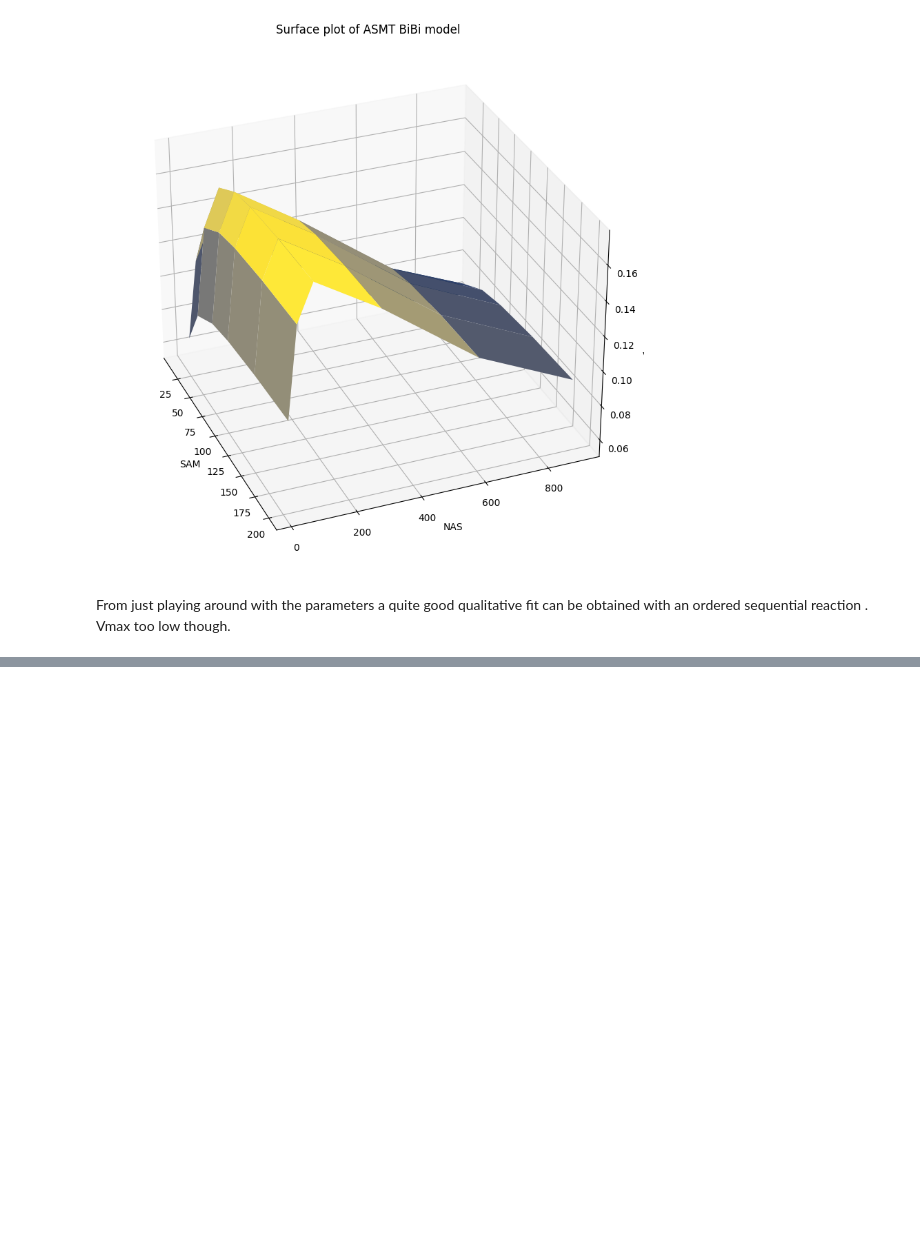
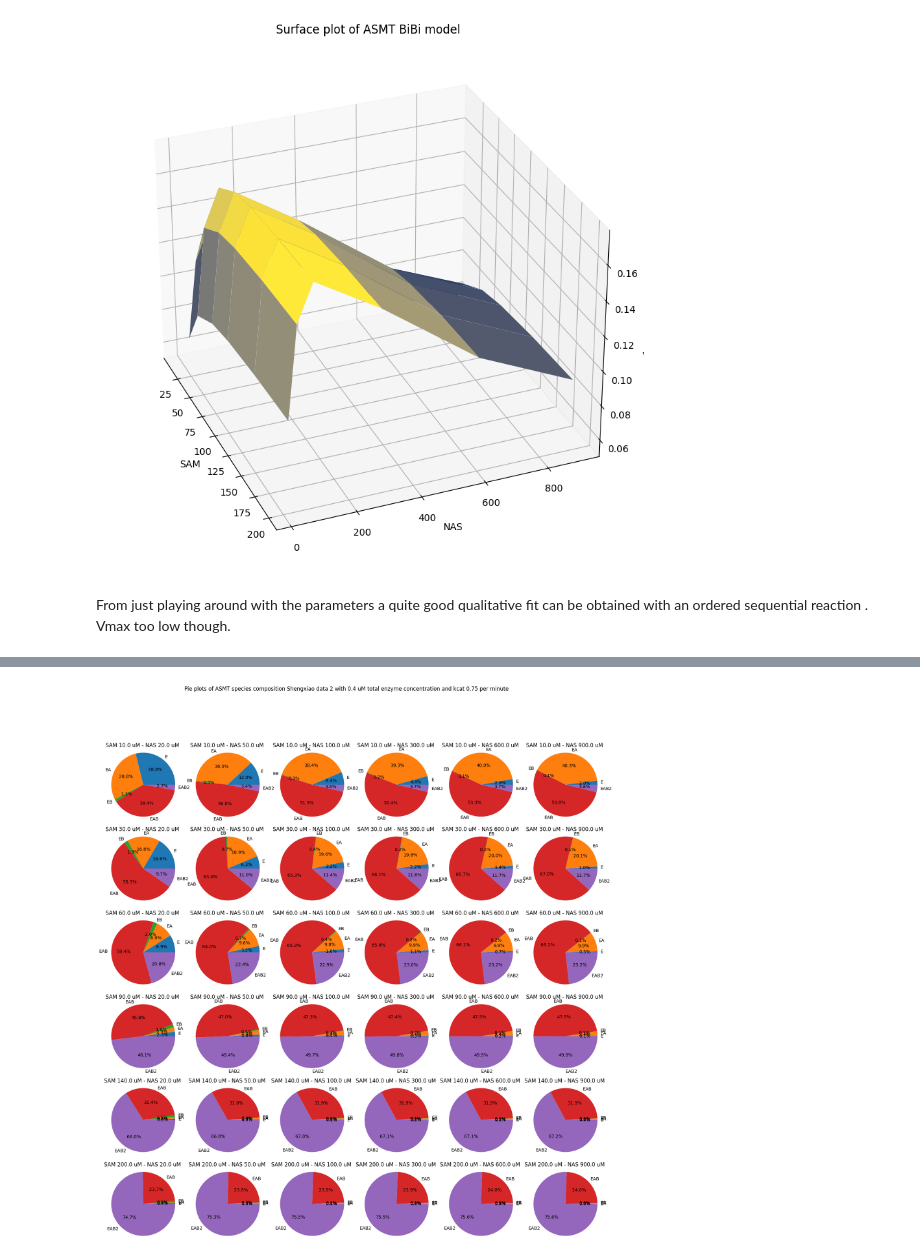
Before and after one commit to Qflow777/BiBi_enzyme_kinetics, a Jupyter notebook: ASMT_kinetics_shengxiao_data.ipynb, the cells around one changed output, grey strips where cells are left out. Saved outputs shown, nothing was run; the diff lists cells and outputs as text; code cells hidden in the pictures; blank space fills up the shorter version.

```diff
--- a/ASMT_kinetics_shengxiao_data.ipynb
+++ b/ASMT_kinetics_shengxiao_data.ipynb
@@ -720,9 +720,9 @@ print('ESD             : ', np.sqrt(variance))
 K_AB =  popt[1]
 K_BA =  popt[2]
 Ks_A = popt[0]/K_AB
-Ki_EAB2 = popt[3]
+K_AB2 = popt[3]
 Ks_B = K_AB/K_BA * Ks_A
-print('K_AB: ', K_AB, ' K_BA: ', K_BA, ' Ks_A: ', Ks_A, ' Ks_B: ', Ks_B, ' Ki_iAB2: ', Ki_EAB2)
+print('K_AB: ', K_AB, ' K_BA: ', K_BA, ' Ks_A: ', Ks_A, ' Ks_B: ', Ks_B, ' K_AB2: ', K_AB2)
 print('Overfit estimate: ', np.linalg.cond(pcov))
 
 # Plot velocities from curve_fit determined parameters allejos-Baccelliere model A
@@ -765,3 +765,55 @@ Overfit estimate:  23081.96126775025
 A random sequential model (BiBi_random_AB_inhibition_4) where SAM (molecule A) most often binds first to form EA complex followed by bindins of NAS (molecule B) in unproductive mode and one more NAS in productive mode gives physically realistic kinetic parameters and explains Sherngxiao's data reasonably well.
 
 ![picture](https://drive.google.com/uc?id=1yipj1uTNEaCh-1G1i0FlfDRvrdmGMipO)
+# %%
+# Calculate species concentrations at initial rate equilibrium conditions
+
+E_t = 0.4 # uM
+k_cat = Vmax/E_t
+
+A = c_SAM
+B = c_NAS[:, np.newaxis]
+
+a1 = A/Ks_A
+a2 = B/Ks_B
+a3 = A*B/Ks_A/K_AB
+a4 = A*B*B/K_AB/Ks_A/K_AB2
+a5 = 1 + a1 + a2 + a3 + a4
+
+E = E_t/a5
+EA = a1 * E
+EB = a2 * E
+EAB = a3 * E
+EAB2 = a4 * E
+
+# Number of rows and columns for the subplot grid
+rows = E.shape[0]
+cols = 6
+
+# Create a figure and subplots
+fig, axes = plt.subplots(rows, cols, figsize=(20, 20))  # Adjust figure size as needed
+fig.suptitle('Pie plots of ASMT species composition Shengxiao data 2 with 0.4 uM total enzyme concentration and kcat {:.2f} per minute'.format(k_cat))
+
+# Loop through each row and create a pie chart in a subplot
+for row_index in range(rows):
+  for col_index in range(cols):
+    # Extract elements from the corresponding array
+    elements = [E[row_index, col_index], EA[row_index, col_index], EB[row_index, col_index], EAB[row_index, col_index], EAB2[row_index, col_index]]
+
+    # Create labels
+    labels = ["E", "EA", "EB", "EAB", "EAB2"]
+
+    # Create the pie chart in the current subplot
+    axes[row_index, col_index].pie(elements, labels=labels, autopct="%1.1f%%")
+    axes[row_index, col_index].set_title("SAM {} uM - NAS {} uM ".format(A.item(row_index), B.item(col_index)))
+
+    # Remove ticks and labels for cleaner subplots
+    axes[row_index, col_index].axis('equal')  # Equal aspect ratio for circle
+    axes[row_index, col_index].set_xticks([])
+    axes[row_index, col_index].set_yticks([])
+
+# Adjust spacing and show the plot
+#fig.tight_layout()
+plt.show()
+# %% [output]
+[figure, added]
```
Also changed, not shown: parts of 7 cells of this notebook.
